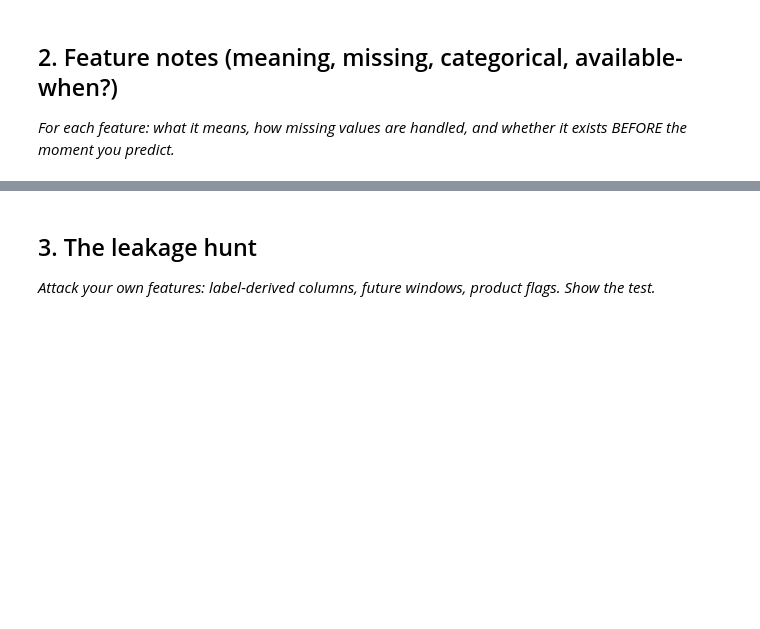
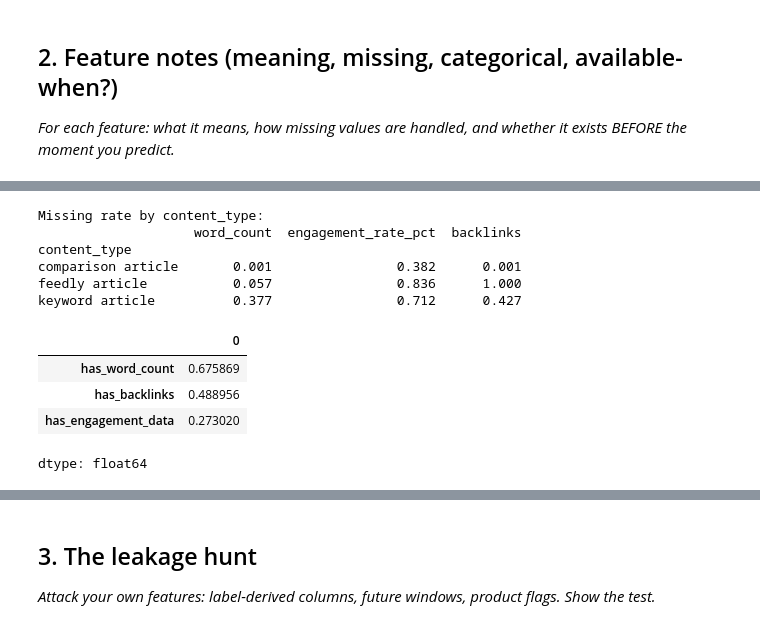
Before and after one commit to mashfiqmahi/assignment_FLyRank-AI, a Jupyter notebook: work/notebooks/w03_feature_leakage_check.ipynb, the cells around one changed output, grey strips where cells are left out. Saved outputs shown, nothing was run; the diff lists cells and outputs as text; code cells hidden in the pictures; blank space fills up the shorter version.

```diff
--- a/work/notebooks/w03_feature_leakage_check.ipynb
+++ b/work/notebooks/w03_feature_leakage_check.ipynb
@@ -22,0 +95,23 @@ This skeleton is yours to fill. Work the sections **in order** — each one has
+# %%
+missing_by_type = X.groupby("content_type")[["word_count","engagement_rate_pct","backlinks"]].apply(
+    lambda g: g.isna().mean()
+).round(3)
+print("\nMissing rate by content_type:")
+print(missing_by_type)
+# %% [output]
+Missing rate by content_type:
+                    word_count  engagement_rate_pct  backlinks
+content_type
+comparison article       0.001                0.382      0.001
+feedly article           0.057                0.836      1.000
+keyword article          0.377                0.712      0.427
+# %%
+X["has_backlinks"] = X["backlinks"].notna().astype(int)
+# %%
+X[["has_word_count","has_backlinks","has_engagement_data"]].mean()
+# %% [output]
+|  | 0 |
+| has_word_count | 0.675869 |
+| has_backlinks | 0.488956 |
+| has_engagement_data | 0.273020 |
+dtype: float64
```
Also changed, not shown: parts of 15 cells of this notebook.
